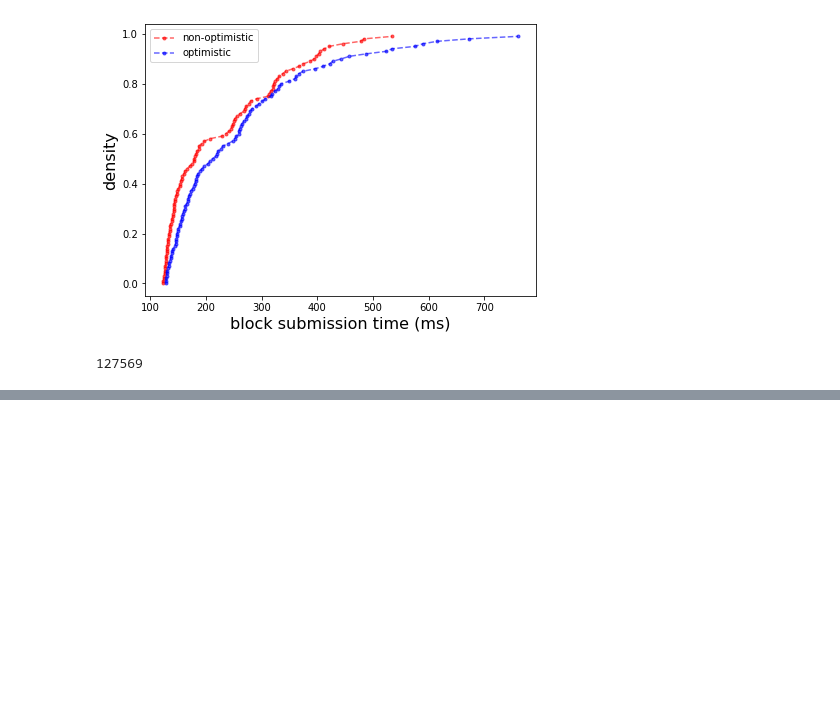
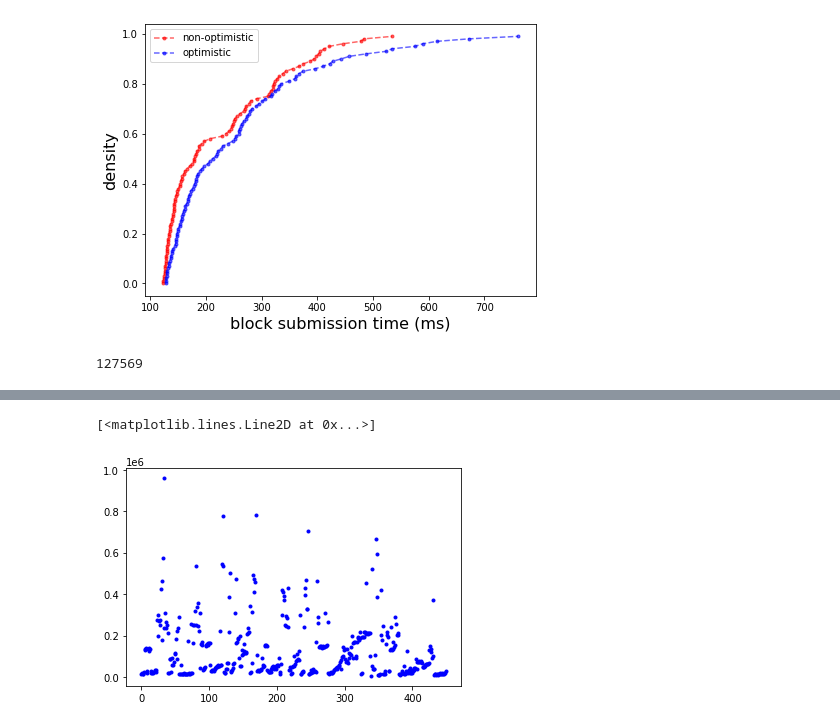
Before and after one commit to michaelneuder/relay-data, a Jupyter notebook: opt-timings.ipynb, the cells around one changed output, grey strips where cells are left out. Saved outputs shown, nothing was run; the diff lists cells and outputs as text; code cells hidden in the pictures; blank space fills up the shorter version.

```diff
--- a/opt-timings.ipynb
+++ b/opt-timings.ipynb
@@ -181,0 +220,5 @@ df2['mics'].min()
+# %%
+plt.plot(opt_r_times, 'b.')
+# %% [output]
+[<matplotlib.lines.Line2D at 0x...>]
+[figure, added]
```
Also changed, not shown: parts of 14 cells of this notebook, 2 other files.
